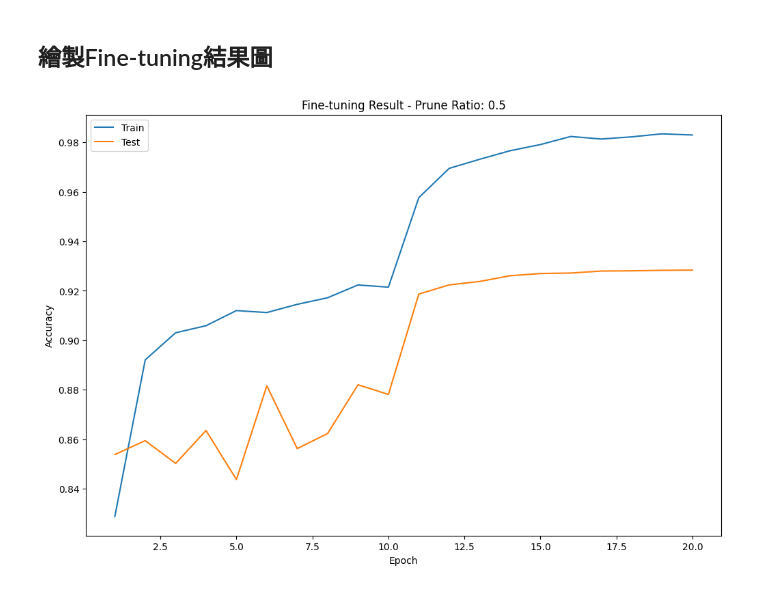
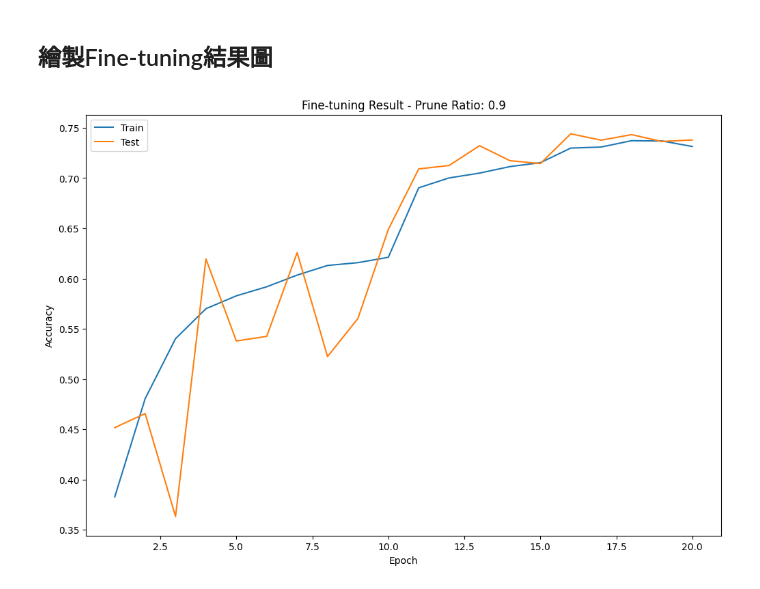
Before and after one commit to LittleFish-Coder/eai-lab-2023, a Jupyter notebook: lab4/train_prune_model.ipynb, the cells around one changed output. Saved outputs shown, nothing was run; the diff lists cells and outputs as text; code cells hidden in the pictures.

Commit message:
prune ratio 0.9

```diff
--- a/lab4/train_prune_model.ipynb
+++ b/lab4/train_prune_model.ipynb
@@ -200,16 +200,16 @@ Test set: Average loss: 0.2634, Accuracy: 9284/10000 (92.8%)
 # %%
 #繪製Fine-tuning結果圖
 import matplotlib.pyplot as plt
 import numpy as np
 
 plt.figure(figsize=(12, 8))
 plt.plot(np.arange(1, EPOCHS+1), train_acc, label='Train')
 plt.plot(np.arange(1, EPOCHS+1), test_acc, label='Test')
-plt.title('Fine-tuning Result - Prune Ratio: 0.5')
+plt.title('Fine-tuning Result - Prune Ratio: 0.9')
 plt.xlabel('Epoch')
 plt.ylabel('Accuracy')
 plt.legend()
-plt.savefig('prune_finetune_result_05.png')
+plt.savefig('prune_finetune_result_09.png')
 plt.show()
 # %% [output]
-[figure, old version]
+[figure, new version]
```
Also changed, not shown: parts of 1 cell of this notebook, 2 other files.
